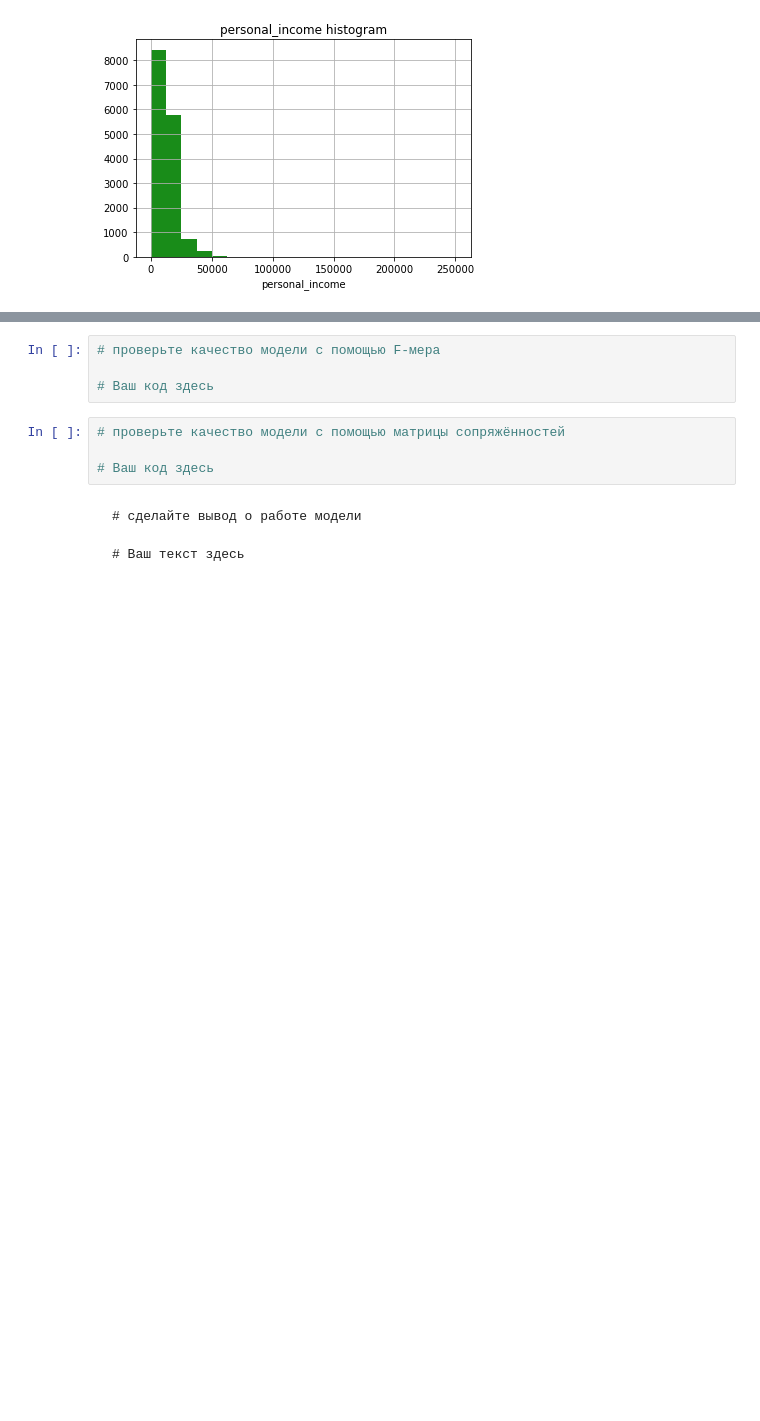
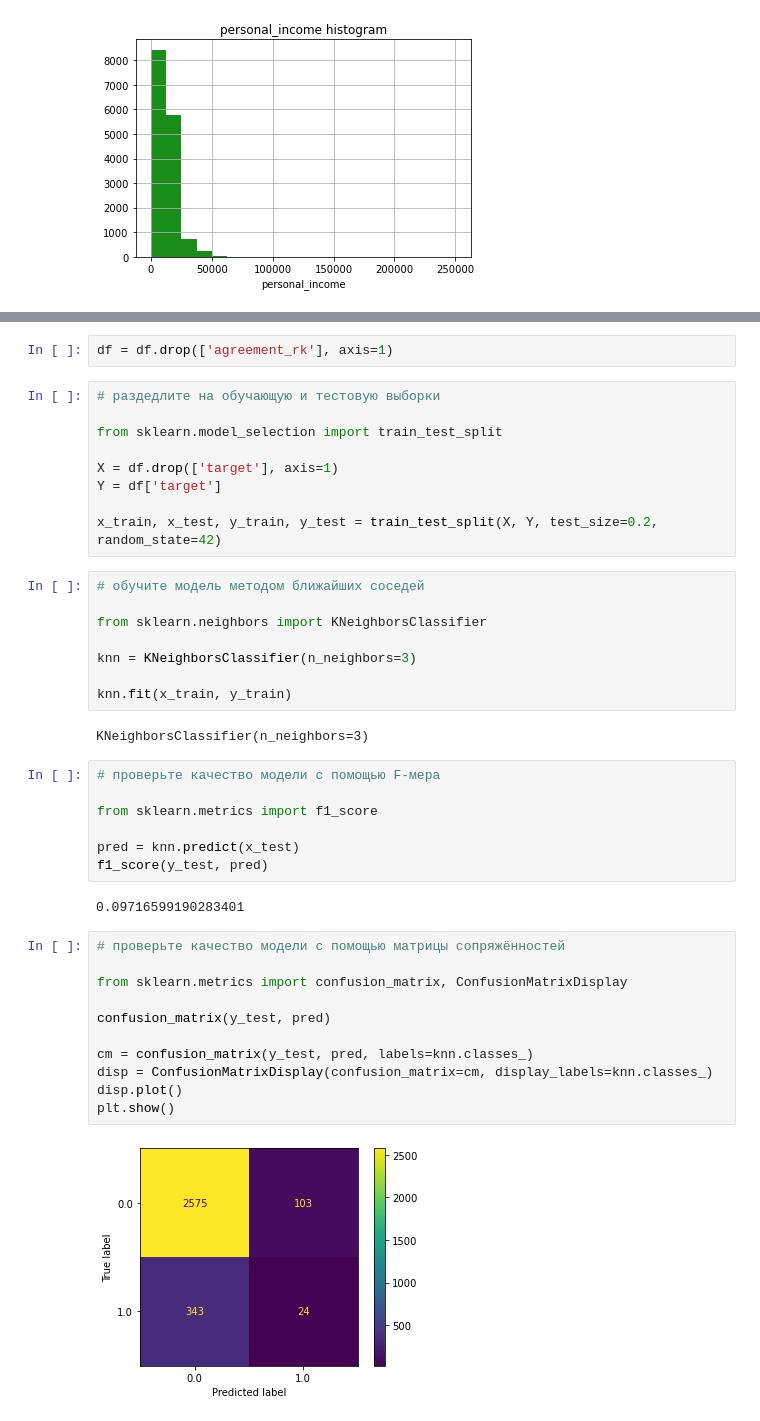
Before and after one commit to anastasiaspakovskaa/ml_course, a Jupyter notebook: knn/homework. Метод ближайших соседей.ipynb, the cells around one changed output, grey strips where cells are left out. Drawn from its saved outputs; the diff is of its cells as text; blank space fills up the shorter version.

Commit message:
model

```diff
--- a/knn/homework. Метод ближайших соседей.ipynb
+++ b/knn/homework. Метод ближайших соседей.ipynb
@@ -653,12 +669,43 @@ plt.grid(True)
+# %%
+df = df.drop(['agreement_rk'], axis=1)
+# %%
+# раздедлите на обучающую и тестовую выборки
+
+from sklearn.model_selection import train_test_split
+
+X = df.drop(['target'], axis=1)
+Y = df['target']
+
+x_train, x_test, y_train, y_test = train_test_split(X, Y, test_size=0.2, random_state=42)
+# %%
+# обучите модель методом ближайших соседей
+
+from sklearn.neighbors import KNeighborsClassifier
+
+knn = KNeighborsClassifier(n_neighbors=3)
+
+knn.fit(x_train, y_train)
+# %% [output]
+KNeighborsClassifier(n_neighbors=3)
 # %%
 # проверьте качество модели с помощью F-мера
 
-# Ваш код здесь
+from sklearn.metrics import f1_score
+
+pred = knn.predict(x_test)
+f1_score(y_test, pred)
+# %% [output]
+0.09716599190283401
-# %%
-# проверьте качество модели с помощью матрицы сопряжённостей
-
-# Ваш код здесь
-# %% [markdown]
-    # сделайте вывод о работе модели
-
-    # Ваш текст здесь
+# %%
+# проверьте качество модели с помощью матрицы сопряжённостей
+
+from sklearn.metrics import confusion_matrix, ConfusionMatrixDisplay
+
+confusion_matrix(y_test, pred)
+
+cm = confusion_matrix(y_test, pred, labels=knn.classes_)
+disp = ConfusionMatrixDisplay(confusion_matrix=cm, display_labels=knn.classes_)
+disp.plot()
+plt.show()
+# %% [output]
+[figure, added]
```
Also changed, not shown: parts of 7 cells of this notebook.
